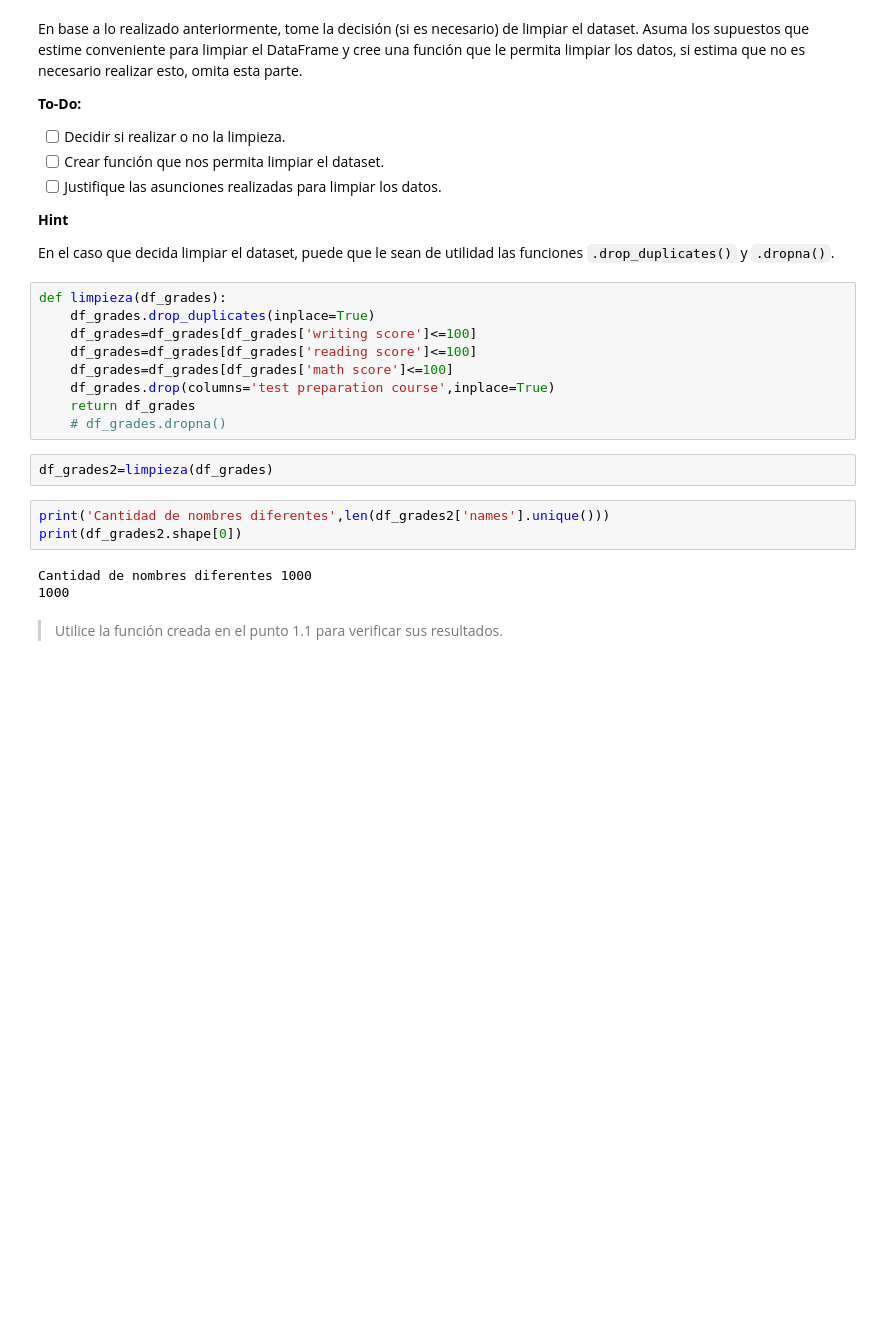
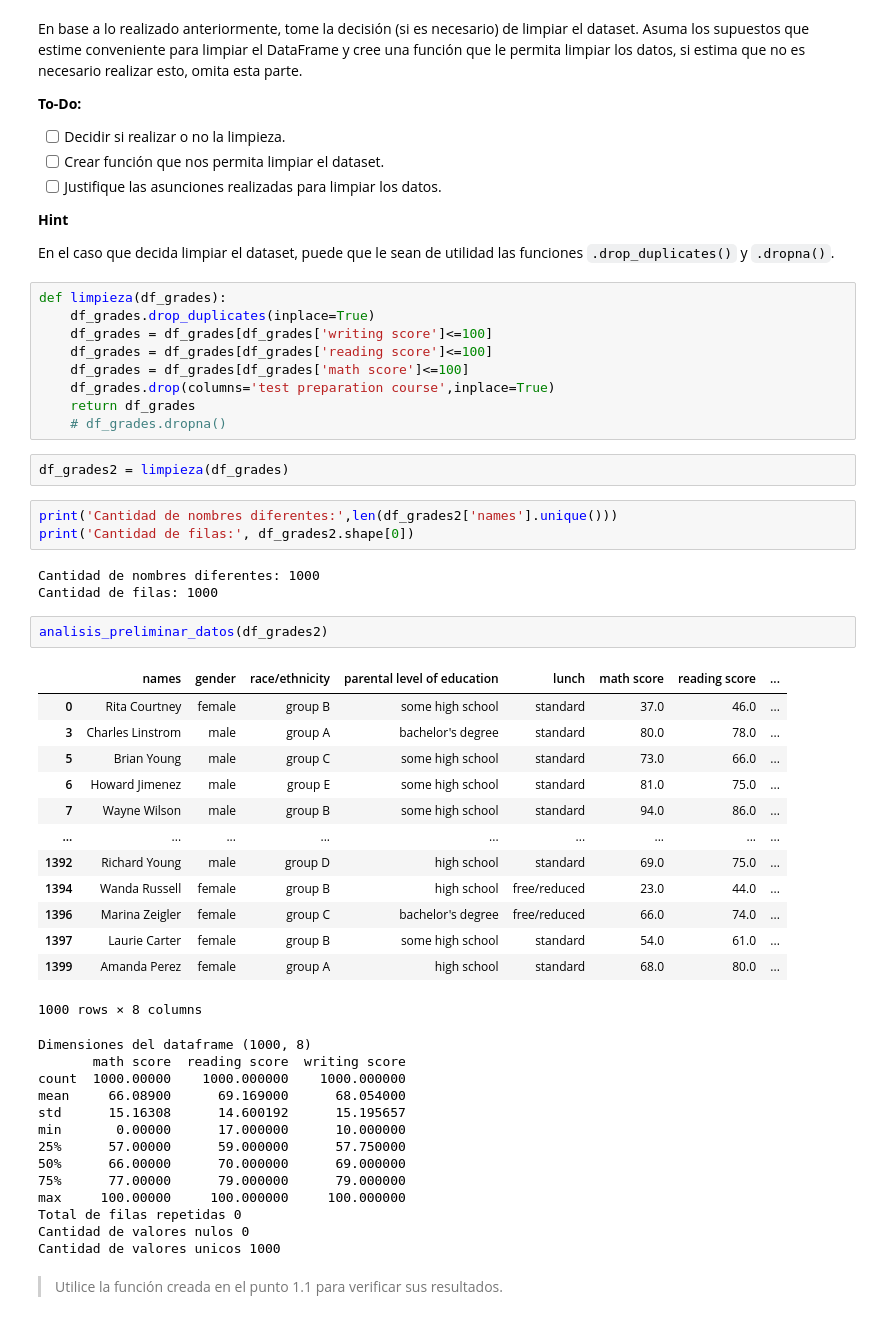
Before and after one commit to Johnny952/labDataScience, a Jupyter notebook: lab2/Laboratoriov2.ipynb, the cells around one changed output. Drawn from its saved outputs; the diff is of its cells as text; blank space fills up the shorter version.

```diff
--- a/lab2/Laboratoriov2.ipynb
+++ b/lab2/Laboratoriov2.ipynb
@@ -195,20 +195,49 @@ En el caso que decida limpiar el dataset, puede que le sean de utilidad las func
 # %%
 def limpieza(df_grades):
     df_grades.drop_duplicates(inplace=True)
-    df_grades=df_grades[df_grades['writing score']<=100]
-    df_grades=df_grades[df_grades['reading score']<=100]
-    df_grades=df_grades[df_grades['math score']<=100]
+    df_grades = df_grades[df_grades['writing score']<=100]
+    df_grades = df_grades[df_grades['reading score']<=100]
+    df_grades = df_grades[df_grades['math score']<=100]
     df_grades.drop(columns='test preparation course',inplace=True)
     return df_grades
     # df_grades.dropna()
 # %%
-df_grades2=limpieza(df_grades)
+df_grades2 = limpieza(df_grades)
 # %%
-print('Cantidad de nombres diferentes',len(df_grades2['names'].unique()))
-print(df_grades2.shape[0])
+print('Cantidad de nombres diferentes:',len(df_grades2['names'].unique()))
+print('Cantidad de filas:', df_grades2.shape[0])
 # %% [output]
-Cantidad de nombres diferentes 1000
-1000
+Cantidad de nombres diferentes: 1000
+Cantidad de filas: 1000
+# %%
+analisis_preliminar_datos(df_grades2)
+# %% [output]
+|  | names | gender | race/ethnicity | parental level of education | lunch | math score | reading score | ... |
+| 0 | Rita Courtney | female | group B | some high school | standard | 37.0 | 46.0 | ... |
+| 3 | Charles Linstrom | male | group A | bachelor's degree | standard | 80.0 | 78.0 | ... |
+| 5 | Brian Young | male | group C | some high school | standard | 73.0 | 66.0 | ... |
+| 6 | Howard Jimenez | male | group E | some high school | standard | 81.0 | 75.0 | ... |
+| 7 | Wayne Wilson | male | group B | some high school | standard | 94.0 | 86.0 | ... |
+| ... | ... | ... | ... | ... | ... | ... | ... | ... |
+| 1392 | Richard Young | male | group D | high school | standard | 69.0 | 75.0 | ... |
+| 1394 | Wanda Russell | female | group B | high school | free/reduced | 23.0 | 44.0 | ... |
+| 1396 | Marina Zeigler | female | group C | bachelor's degree | free/reduced | 66.0 | 74.0 | ... |
+| 1397 | Laurie Carter | female | group B | some high school | standard | 54.0 | 61.0 | ... |
+| 1399 | Amanda Perez | female | group A | high school | standard | 68.0 | 80.0 | ... |
+1000 rows × 8 columns
+Dimensiones del dataframe (1000, 8)
+       math score  reading score  writing score
+count  1000.00000    1000.000000    1000.000000
+mean     66.08900      69.169000      68.054000
+std      15.16308      14.600192      15.195657
+min       0.00000      17.000000      10.000000
+25%      57.00000      59.000000      57.750000
+50%      66.00000      70.000000      69.000000
+75%      77.00000      79.000000      79.000000
+max     100.00000     100.000000     100.000000
+Total de filas repetidas 0
+Cantidad de valores nulos 0
+Cantidad de valores unicos 1000
 # %% [markdown]
 > Utilice la función creada en el punto 1.1 para verificar sus resultados.
 # %% [markdown]
```
Also changed, not shown: parts of 25 cells of this notebook.
